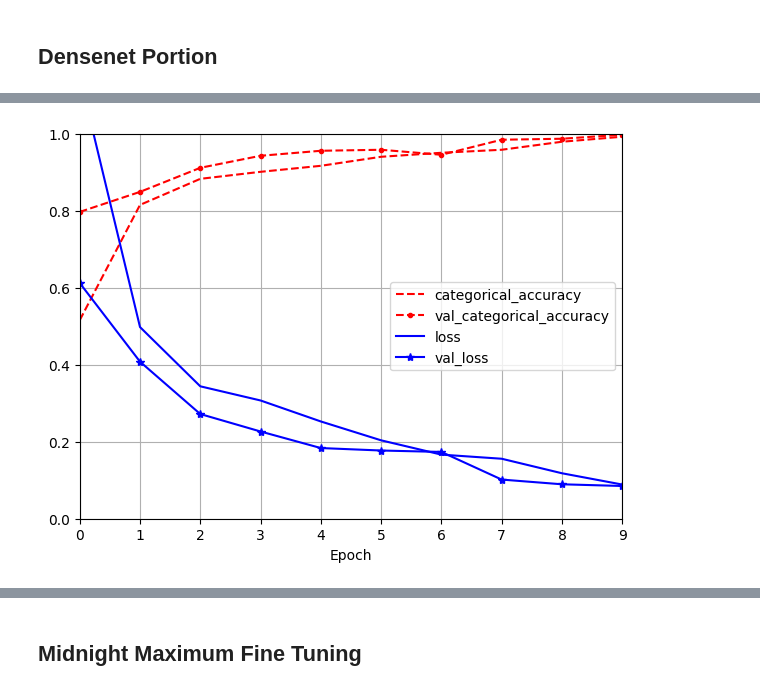
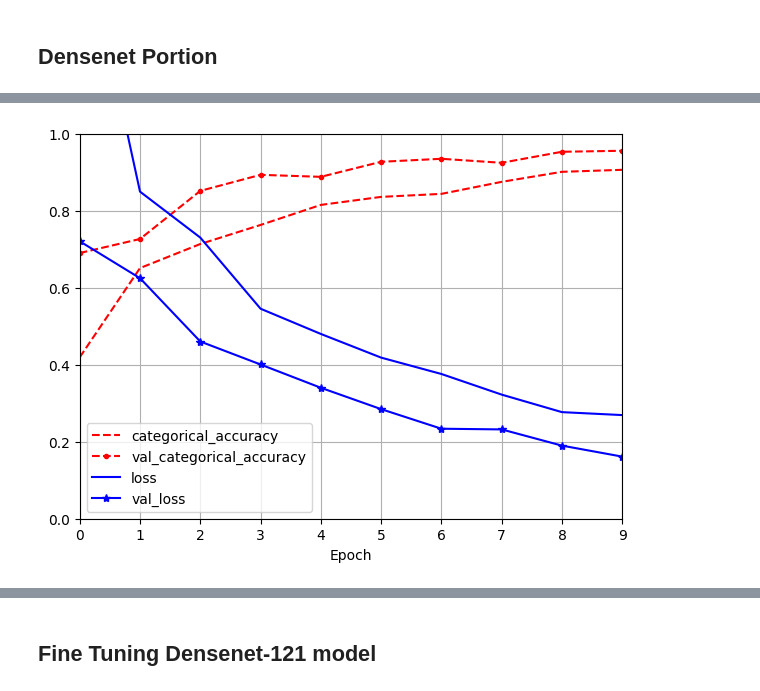
Before and after one commit to ptrpfa/BrainTumorClassification, a Jupyter notebook: transfer_learning/densenet/densenet.ipynb, the cells around one changed output, grey strips where cells are left out. Saved outputs shown, nothing was run; the diff lists cells and outputs as text; code cells hidden in the pictures.

```diff
--- a/transfer_learning/densenet/densenet.ipynb
+++ b/transfer_learning/densenet/densenet.ipynb
@@ -140,6 +147,7 @@ losses= []
 # %%
 def preprocess_data(image, label):
     return preprocess_input(image), label
+
 
 train_dataset_densenet = train_dataset.map(preprocess_data, num_parallel_calls=AUTOTUNE)
 validation_dataset_densenet = validation_dataset.map(preprocess_data, num_parallel_calls=AUTOTUNE)
@@ -151,6 +159,8 @@ dense_model.trainable = False
 x = dense_model.output
 x = GlobalAveragePooling2D()(x)
 x = Dense(256, activation='relu')(x)
+# Add dropout layers to prevent the model from becoming too reliant on any one neuron
+x = Dropout(0.5)(x)
 predictions = Dense(4, activation='softmax')(x)
 
 model = Model(inputs=dense_model.input, outputs=predictions)
@@ -212,9 +222,9 @@ Epoch 10/10
 # %%
 plot()
 
 # Test metrics
-loss, categorical_accuracy, recall = model.evaluate(test_dataset_densenet)
-CategoricalAccuracy.append(categorical_accuracy)
+loss, val_categorical_accuracy, recall = model.evaluate(test_dataset_densenet)
+CategoricalAccuracy.append(val_categorical_accuracy)
 losses.append(loss)
 # %% [output]
-[figure, old version]
+[figure, new version]
@@ -228,7 +238,7 @@ os.makedirs(save_dir, exist_ok=True)
 
 model.save(os.path.join(save_dir, 'densenet121.keras'))
 # %% [markdown]
-## Midnight Maximum Fine Tuning
+## Fine Tuning Densenet-121 model
 # %%
 densenet_tuning = keras.models.load_model('./model/densenet121.keras')
 # %%
```
Also changed, not shown: parts of 15 cells of this notebook, 1 other file.
